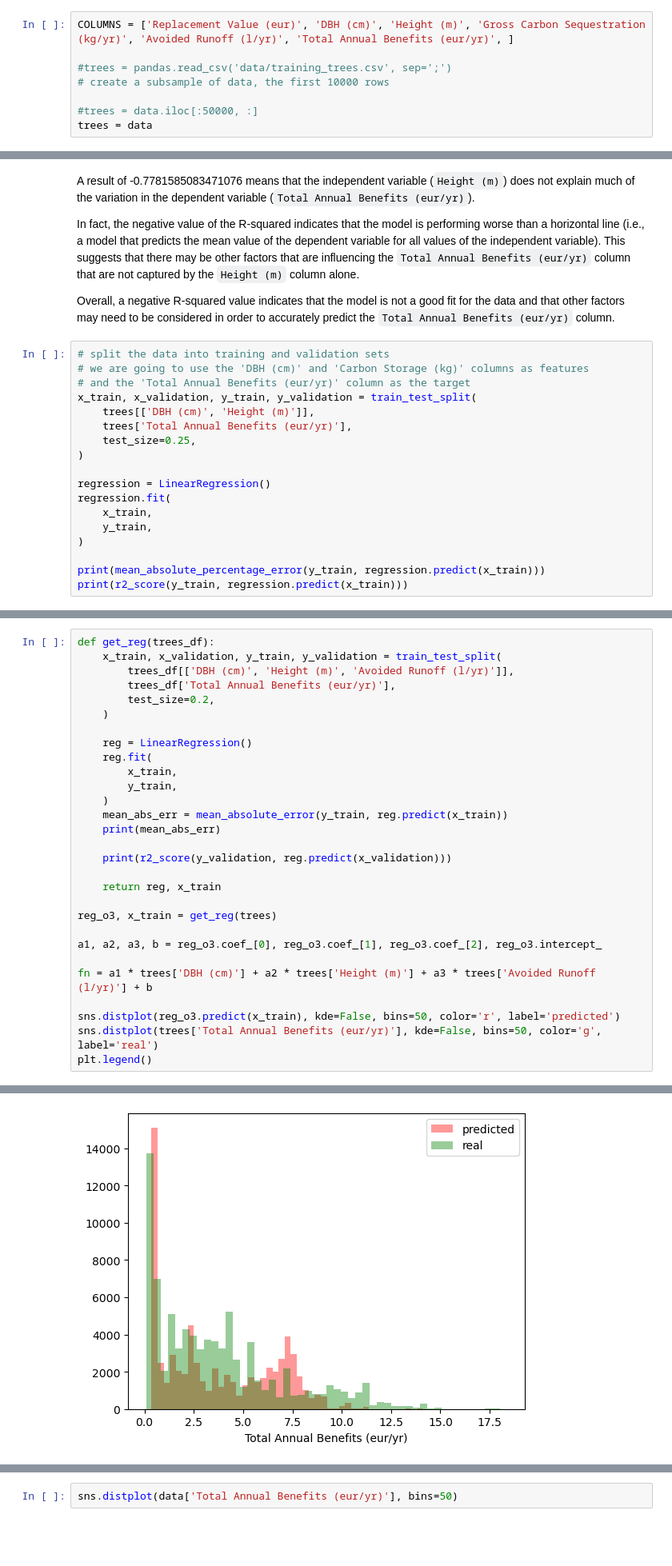
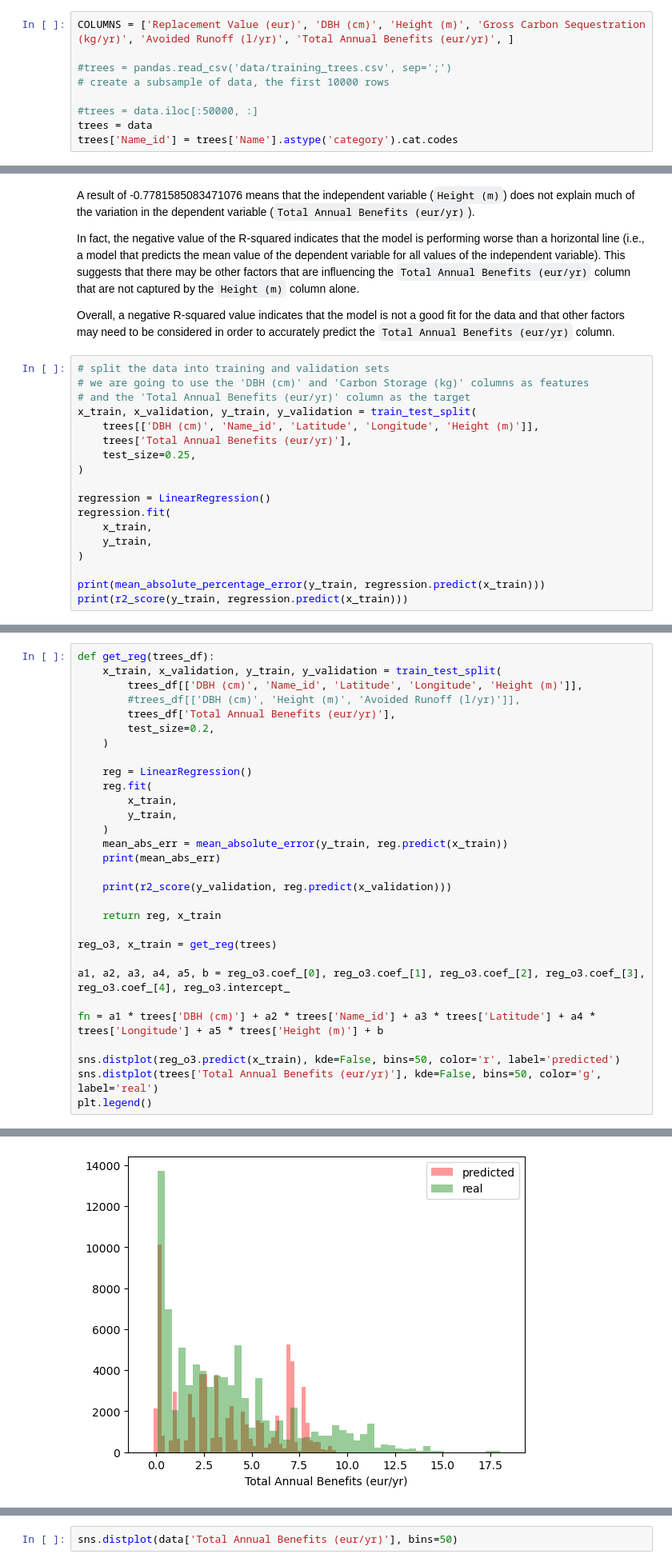
Before and after one commit to DigitalCommonsLab/greenergroundsplanning, a Jupyter notebook: code/dataAnalysis_2.ipynb, the cells around one changed output, grey strips where cells are left out. Shown at 80% size. Cells and saved outputs as stored; diff of their text form; blank space fills up the shorter version.

```diff
--- a/code/dataAnalysis_2.ipynb
+++ b/code/dataAnalysis_2.ipynb
@@ -61,6 +64,7 @@ COLUMNS = ['Replacement Value (eur)', 'DBH (cm)', 'Height (m)', 'Gross Carbon Se
 
 #trees = data.iloc[:50000, :]
 trees = data
+trees['Name_id'] = trees['Name'].astype('category').cat.codes
 # %%
 # Calculate the R-squared score between the 'Height (m)' and 'DBH (cm)' columns of the 'trees' DataFrame.
 metrics.r2_score(trees['Height (m)'], trees['Total Annual Benefits (eur/yr)'])
@@ -77,7 +81,7 @@ Overall, a negative R-squared value indicates that the model is not a good fit f
 # we are going to use the 'DBH (cm)' and 'Carbon Storage (kg)' columns as features
 # and the 'Total Annual Benefits (eur/yr)' column as the target
 x_train, x_validation, y_train, y_validation = train_test_split(
-    trees[['DBH (cm)', 'Height (m)']],
+    trees[['DBH (cm)', 'Name_id', 'Latitude', 'Longitude', 'Height (m)']],
     trees['Total Annual Benefits (eur/yr)'],
     test_size=0.25,
 )
@@ -96,7 +100,8 @@ print(r2_score(y_train, regression.predict(x_train)))
 # %%
 def get_reg(trees_df):
     x_train, x_validation, y_train, y_validation = train_test_split(
-        trees_df[['DBH (cm)', 'Height (m)', 'Avoided Runoff (l/yr)']],
+        trees_df[['DBH (cm)', 'Name_id', 'Latitude', 'Longitude', 'Height (m)']],
+        #trees_df[['DBH (cm)', 'Height (m)', 'Avoided Runoff (l/yr)']],
         trees_df['Total Annual Benefits (eur/yr)'],
         test_size=0.2,
     )
@@ -115,9 +120,9 @@ def get_reg(trees_df):
 
 reg_o3, x_train = get_reg(trees)
 
-a1, a2, a3, b = reg_o3.coef_[0], reg_o3.coef_[1], reg_o3.coef_[2], reg_o3.intercept_
+a1, a2, a3, a4, a5, b = reg_o3.coef_[0], reg_o3.coef_[1], reg_o3.coef_[2], reg_o3.coef_[3], reg_o3.coef_[4], reg_o3.intercept_
 
-fn = a1 * trees['DBH (cm)'] + a2 * trees['Height (m)'] + a3 * trees['Avoided Runoff (l/yr)'] + b
+fn = a1 * trees['DBH (cm)'] + a2 * trees['Name_id'] + a3 * trees['Latitude'] + a4 * trees['Longitude'] + a5 * trees['Height (m)'] + b
 
 sns.distplot(reg_o3.predict(x_train), kde=False, bins=50, color='r', label='predicted')
 sns.distplot(trees['Total Annual Benefits (eur/yr)'], kde=False, bins=50, color='g', label='real')
@@ -128,5 +133,5 @@ plt.legend()
 <matplotlib.legend.Legend at 0x...>
-[figure, old version]
+[figure, new version]
 # %% [markdown]
 The Huber Regressor is a type of robust regression model used in statistics and machine learning. It's designed to be less sensitive to outliers in the data compared to ordinary least squares (OLS) regression. In traditional linear regression, outliers can have a substantial impact on the regression coefficients and, consequently, the model's performance. The Huber Regressor addresses this issue by using a different loss function.
 # %%
```
Also changed, not shown: parts of 9 cells of this notebook, 4 other files.
